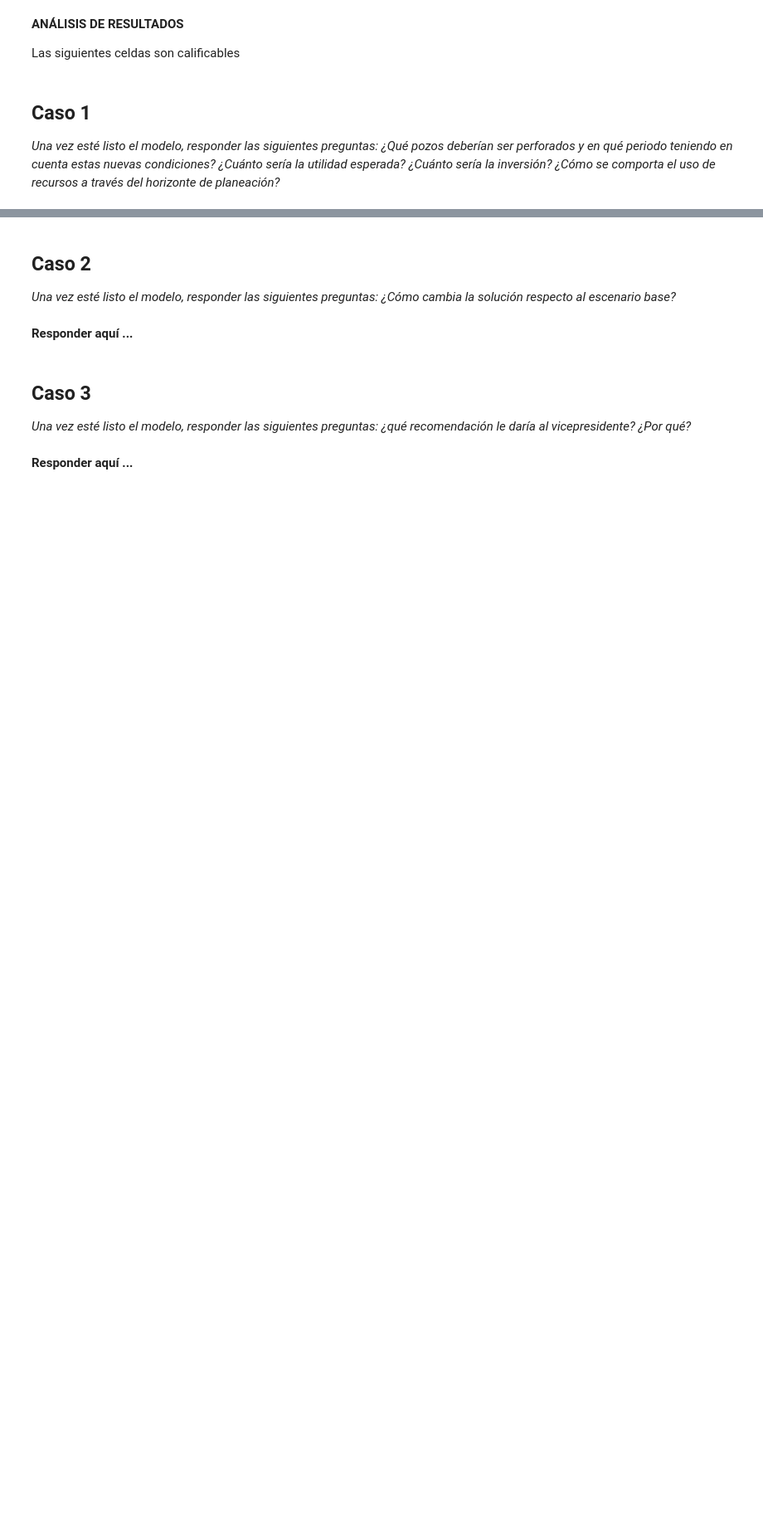
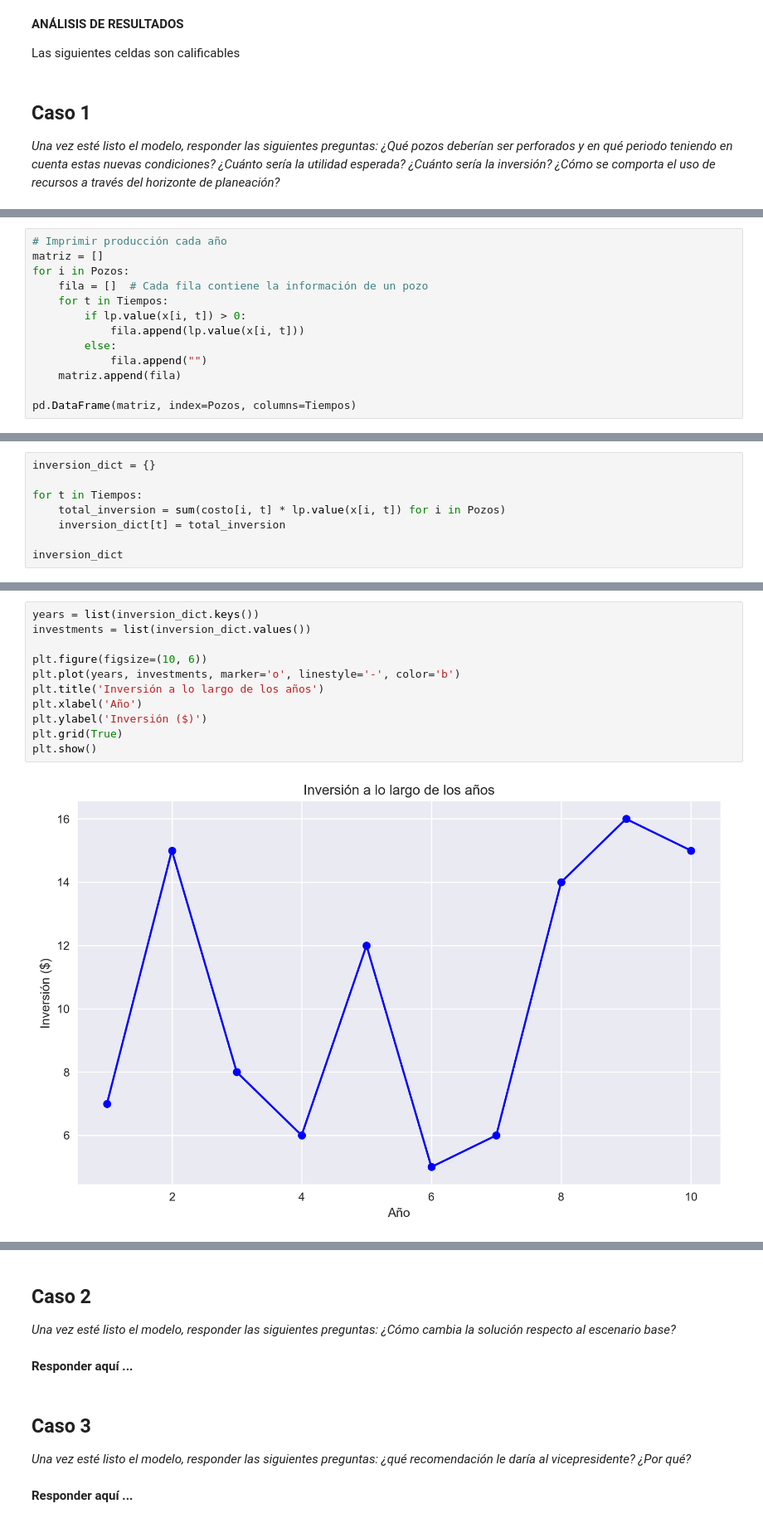
Before and after one commit to davidsmoreno/Analytics, a Jupyter notebook: Modelaje y Mejora De Procesos/Cases/Caso4_Plantilla.ipynb, the cells around one changed output, grey strips where cells are left out. Shown at 83% size. Saved outputs shown, nothing was run; the diff lists cells and outputs as text; blank space fills up the shorter version.

```diff
--- a/Modelaje y Mejora De Procesos/Cases/Caso4_Plantilla.ipynb
+++ b/Modelaje y Mejora De Procesos/Cases/Caso4_Plantilla.ipynb
@@ -795,0 +818,13 @@ través del horizonte de planeación?*
+# %%
+# Imprimir producción cada año
+matriz = []
+for i in Pozos:
+    fila = []  # Cada fila contiene la información de un pozo
+    for t in Tiempos:
+        if lp.value(x[i, t]) > 0:
+            fila.append(lp.value(x[i, t]))
+        else:
+            fila.append("")
+    matriz.append(fila)
+
+pd.DataFrame(matriz, index=Pozos, columns=Tiempos)
@@ -797,0 +869,8 @@ través del horizonte de planeación?*
+# %%
+inversion_dict = {}
+
+for t in Tiempos:
+    total_inversion = sum(costo[i, t] * lp.value(x[i, t]) for i in Pozos)
+    inversion_dict[t] = total_inversion
+
+inversion_dict
@@ -797,0 +888,13 @@ través del horizonte de planeación?*
+# %%
+years = list(inversion_dict.keys())
+investments = list(inversion_dict.values())
+
+plt.figure(figsize=(10, 6))
+plt.plot(years, investments, marker='o', linestyle='-', color='b')
+plt.title('Inversión a lo largo de los años')
+plt.xlabel('Año')
+plt.ylabel('Inversión ($)')
+plt.grid(True)
+plt.show()
+# %% [output]
+[figure, added]
```
Also changed, not shown: parts of 14 cells of this notebook, 1 other file.
